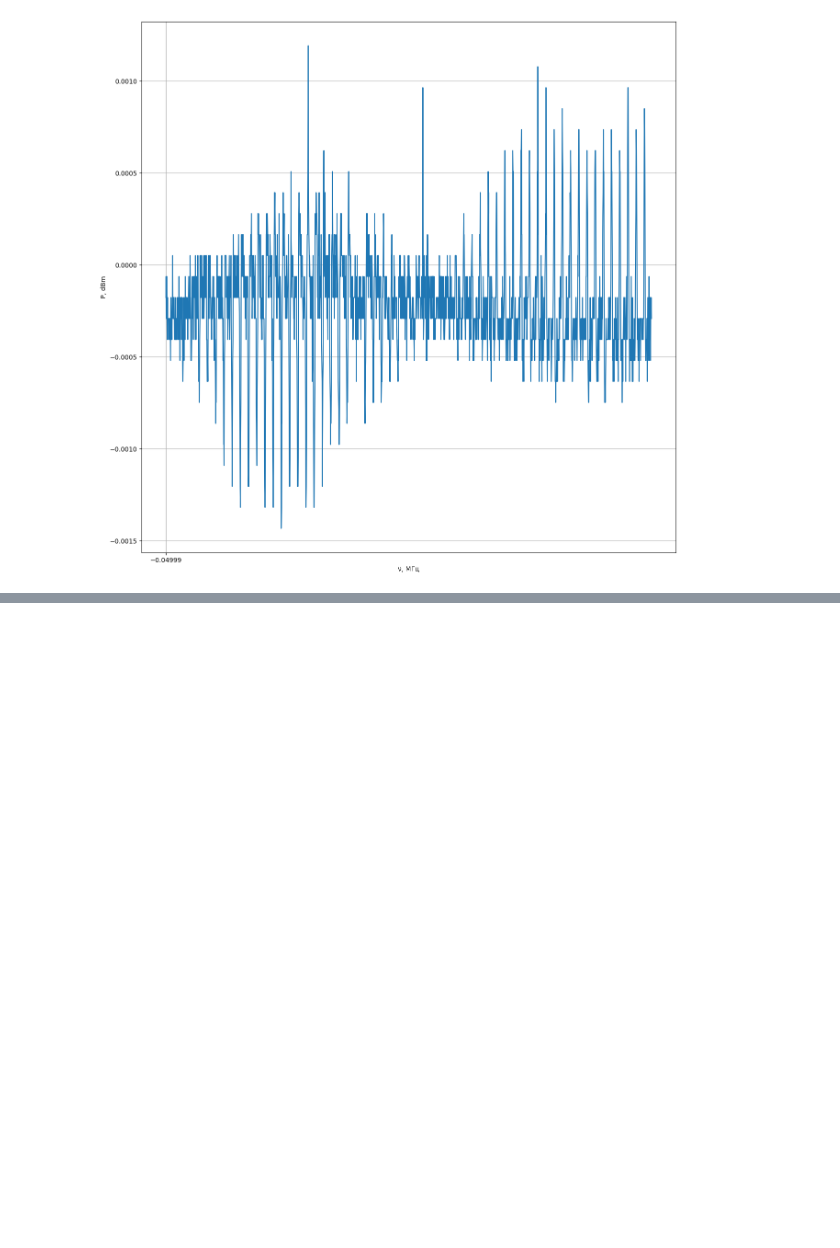
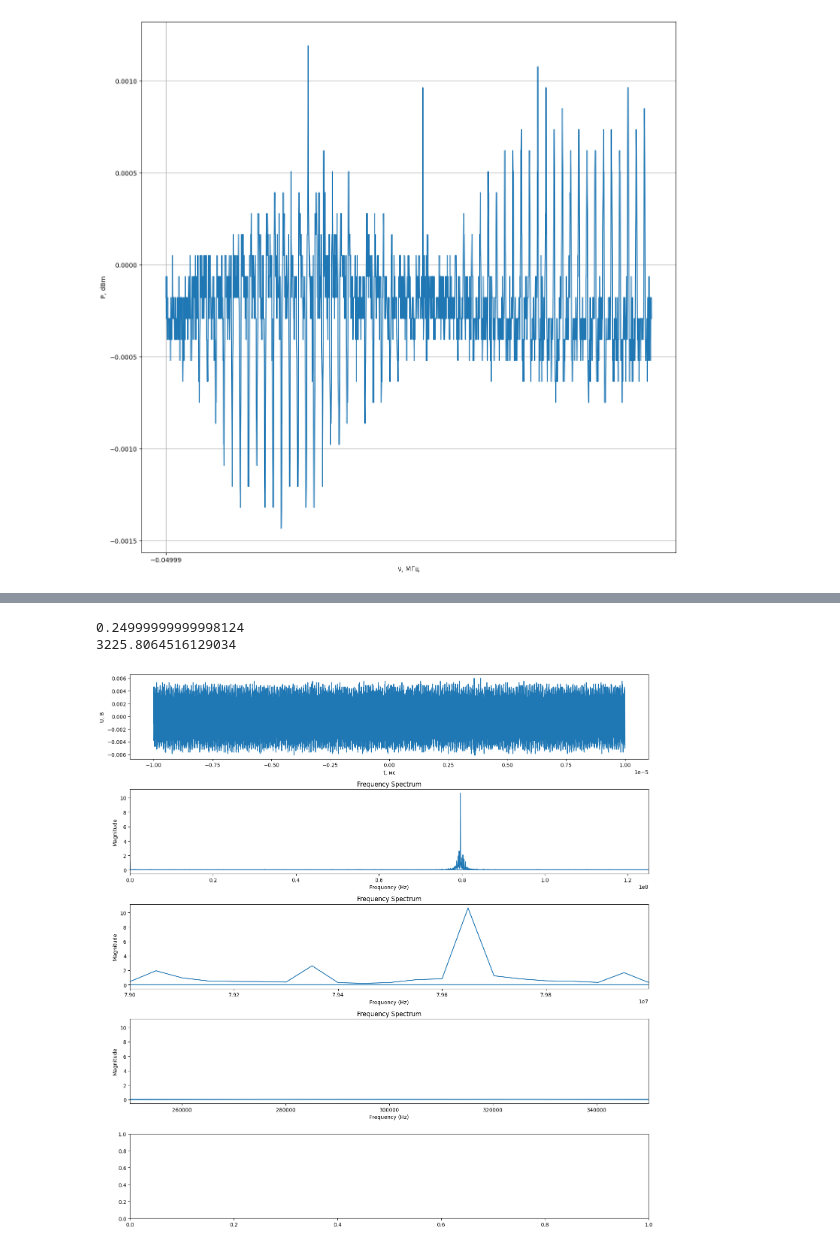
Before and after one commit to Orange-spearow/Finally_praktika, a Jupyter notebook: KIVI_3.ipynb, the cells around one changed output, grey strips where cells are left out. Saved outputs shown, nothing was run; the diff lists cells and outputs as text; code cells hidden in the pictures; blank space fills up the shorter version.

```diff
--- a/KIVI_3.ipynb
+++ b/KIVI_3.ipynb
@@ -521,0 +534,75 @@ IndexError: single positional indexer is out-of-bounds
+# %%
+import math
+import numpy as np
+from scipy.interpolate import interp1d
+import matplotlib.pyplot as plt
+from scipy.fft import fft, fftfreq
+import pandas as pd
+df = pd.read_csv('negluh_bez_2mks.csv')
+#spectr1 = np.arange(-0.04999, 0.0500099, 1e-7)
+spectr1 = np.array(df.iloc[:,0])
+Spectr1 = np.array(df.iloc[:,1])
+
+dt = spectr1[1] - spectr1[0]
+fs = 1/dt
+fft_signal = np.fft.fft(Spectr1)
+freq = np.fft.fftfreq(len(Spectr1), d = dt)
+print(fs/1e9)
+fig, ax = plt.subplots(nrows=5, ncols=1, figsize=(15, 15))  # два графика вертикально
+ax[0].plot(spectr1, Spectr1)
+#plt.xticks(np.arange(min(spectr1_new) , max(spectr1_new),100))
+ax[0].set_xlabel('t, мс')
+ax[0].set_ylabel('U, В')
+
+ax[1].plot(freq, np.abs(fft_signal))
+ax[1].set_xlim(0, fs/2)  # отображение только положительных частот
+ax[1].set_xlabel('Frequency (Hz)')
+ax[1].set_ylabel('Magnitude')
+ax[1].set_title('Frequency Spectrum')
+
+v = 2.5*1e-3
+Lambda = 1550e-9
+fS =  2 * v /Lambda
+print(fS)
+#for i in range(len(freq)):
+    #if abs(freq[i] - fS) < 1000:
+        #print(freq[i])
+        #print(fft_signal[i])
+#3225.8064516129034
+ax[2].plot(freq, np.abs(fft_signal))
+ax[2].set_xlim(79e6, 79997000)  # отображение только положительных частот
+ax[2].set_xlabel('Frequency (Hz)')
+ax[2].set_ylabel('Magnitude')
+ax[2].set_title('Frequency Spectrum')
+
+fft_signal_norm = fft_signal/max(fft_signal)
+#for i in range(len(freq)):
+#    if abs(fft_signal_norm[i]) - 0.5>0:
+#        print(abs(fft_signal_norm[i]), abs(freq[i]))
+#print(299769)
+ax[3].plot(freq, np.abs(fft_signal))
+#ax[3].axvline(x = 298268.44159920904, color='k', linestyle='-')
+ax[3].set_xlim(250e3, 350e3)  # отображение только положительных частот
+ax[3].set_xlabel('Frequency (Hz)')
+ax[3].set_ylabel('Magnitude')
+ax[3].set_title('Frequency Spectrum')
+
+#Freq = []
+#for i in range(len(freq)):
+#    if freq[i]>=0:
+#        Freq.append(freq[i])
+#Spl1 = interp1d(Freq, abs(fft_signal_norm), kind='cubic')
+#spectr1_new = np.linspace(Freq[0], Freq[-1])
+#Spectr1_spl = Spl1(spectr1_new)
+
+#ax[4].plot(spectr1_new, Spectr1_spl, 'r-')
+#ax[4].set_xlabel('ν, MГц')
+#ax[4].set_ylabel('P, dBm')
+#ax[4].set_title('')
+
+plt.tight_layout()
+plt.show()
+# %% [output]
+0.24999999999998124
+3225.8064516129034
+[figure, added]
```
Also changed, not shown: parts of 6 cells of this notebook, 52 other files.
